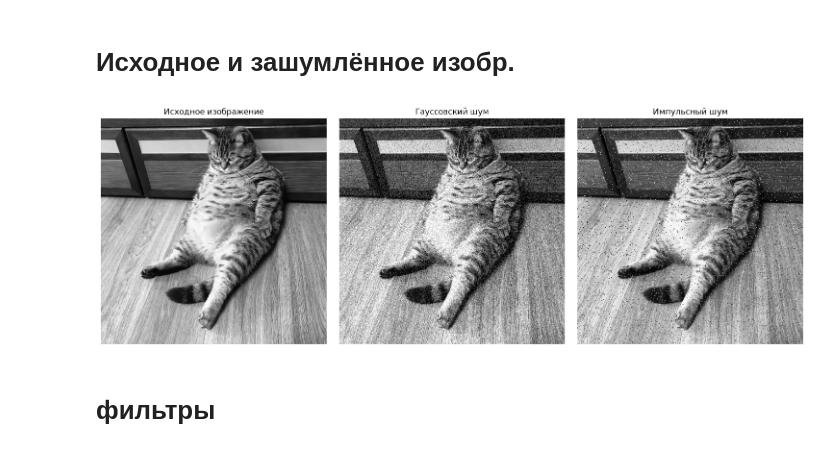
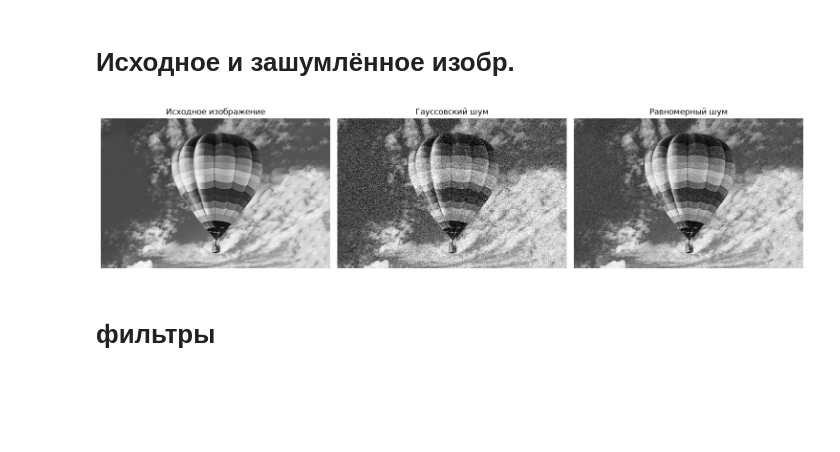
Before and after one commit to NikitaRusanovskii/image_processing, a Jupyter notebook: task2/processing.ipynb, the cells around one changed output. Cells and saved outputs as stored; diff of their text form; code cells hidden in the pictures; blank space fills up the shorter version.

```diff
--- a/task2/processing.ipynb
+++ b/task2/processing.ipynb
@@ -8,10 +8,10 @@ from skimage.metrics import mean_squared_error, structural_similarity
 # Загрузка изображения
 # %%
 
-original = cv2.imread("cat.jpg", cv2.IMREAD_GRAYSCALE)
+original = cv2.imread("airball.jpg", cv2.IMREAD_GRAYSCALE)
 
 if original is None:
-    raise FileNotFoundError("cat.jpg не нашёлся")
+    raise FileNotFoundError("airball.jpg не нашёлся")
 # %% [markdown]
 # Добавление шума (ф-ии)
 # %%
@@ -32,18 +32,17 @@ def add_gaussian_noise(image, mean=0, sigma=30):
     return noisy.astype(np.uint8)
 
 
-def add_salt_pepper_noise(image, probability=0.02):
+def add_uniform_noise(image, low=-50, high=50):
     """
-    Добавляет импульсный шум типа соль и перец.
-    probability это вероятность изменения пикселя.
+    Добавляет равномерный шум к изображению.
+
+    low, high — границы диапазона шума (в единицах интенсивности пикселя).
+    Например, low=-50, high=50 означает, что к каждому пикселю
+    прибавляется случайная величина из диапазона [-50, 50].
     """
-
-    result = image.copy()
-
-    random_map = np.random.random(image.shape)
-
-    result[random_map < probability / 2] = 0
-    result[random_map > 1 - probability / 2] = 255
+    result = image.astype(np.int16).copy()
+    noise = np.random.uniform(low, high, size=image.shape)
+    result = np.clip(result + noise, 0, 255).astype(np.uint8)
 
     return result
 # %% [markdown]
@@ -57,9 +56,10 @@ gaussian_noisy = add_gaussian_noise(
     sigma=30
 )
 
-salt_pepper_noisy = add_salt_pepper_noise(
+uniform_noisy = add_uniform_noise(
     original,
-    probability=0.05
+    low=-25,
+    high=25
 )
 # %% [markdown]
 # Расчёт качества (ф-ия)
@@ -79,22 +79,22 @@ def calculate_metrics(reference, result):
 # %%
 fig, axes = plt.subplots(1, 3, figsize=(15, 5))
 
 axes[0].imshow(original, cmap="gray")
 axes[0].set_title("Исходное изображение")
 axes[0].axis("off")
 
 axes[1].imshow(gaussian_noisy, cmap="gray")
 axes[1].set_title("Гауссовский шум")
 axes[1].axis("off")
 
-axes[2].imshow(salt_pepper_noisy, cmap="gray")
-axes[2].set_title("Импульсный шум")
+axes[2].imshow(uniform_noisy, cmap="gray")
+axes[2].set_title("Равномерный шум")
 axes[2].axis("off")
 
 plt.tight_layout()
 plt.show()
 # %% [output]
-[figure, old version]
+[figure, new version]
 # %% [markdown]
 # фильтры
 # %%
```
Also changed, not shown: parts of 6 cells of this notebook, 1 other file.
